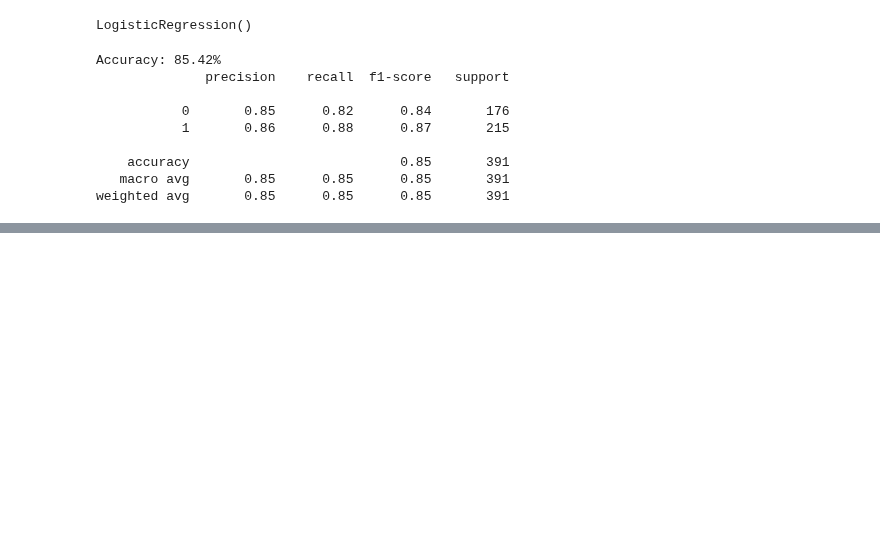
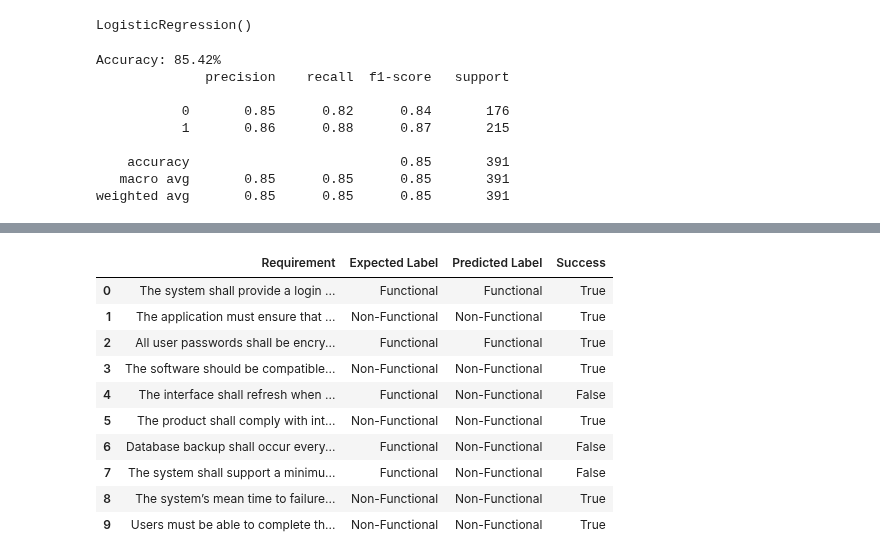
Before and after one commit to NickBres/SoftwareRequirementsClassification, a Jupyter notebook: sample.ipynb, the cells around one changed output, grey strips where cells are left out. Saved outputs shown, nothing was run; the diff lists cells and outputs as text; code cells hidden in the pictures; blank space fills up the shorter version.

```diff
--- a/sample.ipynb
+++ b/sample.ipynb
@@ -183,0 +197,15 @@ Non-Functional -> Success!
+# %%
+summary2 = summarize_predictions(examples, model2, vectorizer2)
+summary2
+# %% [output]
+|  | Requirement | Expected Label | Predicted Label | Success |
+| 0 | The system shall provide a login ... | Functional | Functional | True |
+| 1 | The application must ensure that ... | Non-Functional | Non-Functional | True |
+| 2 | All user passwords shall be encry... | Functional | Functional | True |
+| 3 | The software should be compatible... | Non-Functional | Non-Functional | True |
+| 4 | The interface shall refresh when ... | Functional | Non-Functional | False |
+| 5 | The product shall comply with int... | Non-Functional | Non-Functional | True |
+| 6 | Database backup shall occur every... | Functional | Non-Functional | False |
+| 7 | The system shall support a minimu... | Functional | Non-Functional | False |
+| 8 | The system’s mean time to failure... | Non-Functional | Non-Functional | True |
+| 9 | Users must be able to complete th... | Non-Functional | Non-Functional | True |
```
Also changed, not shown: parts of 4 cells of this notebook.
